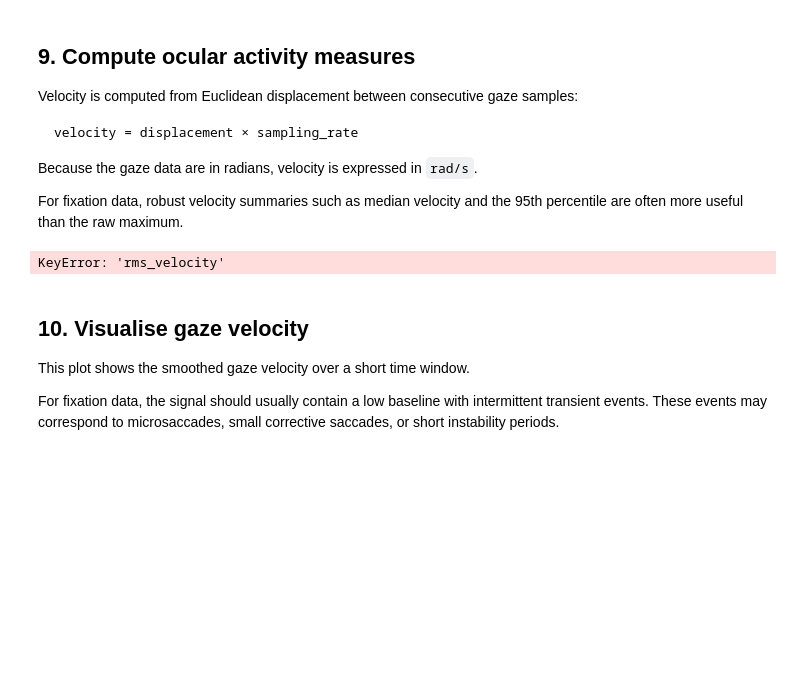
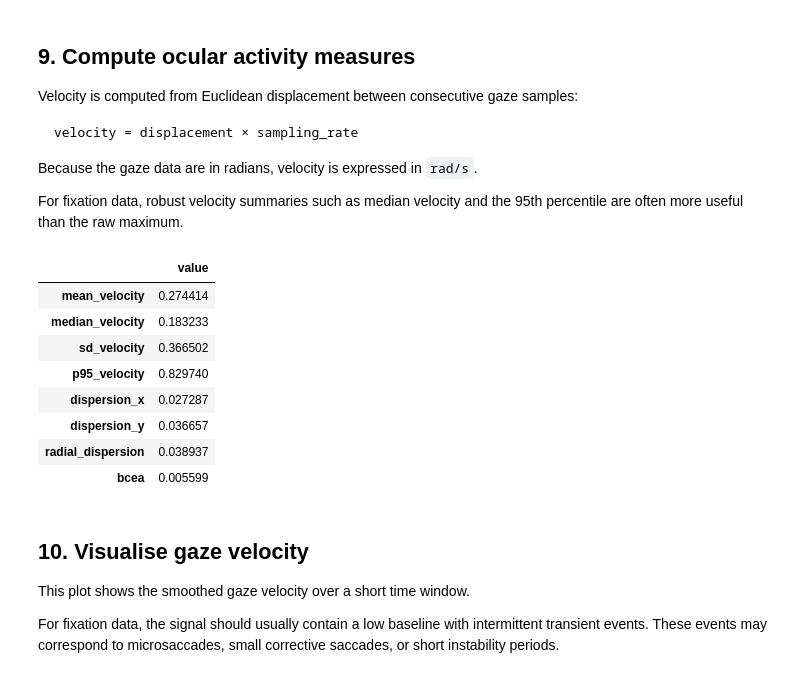
Before and after one commit to nathanweisz/sbgMEG_eyetools, a Jupyter notebook: examples/example_eye_descriptives.ipynb, the cells around one changed output. Drawn from its saved outputs; the diff is of its cells as text; code cells hidden in the pictures; blank space fills up the shorter version.

```diff
--- a/examples/example_eye_descriptives.ipynb
+++ b/examples/example_eye_descriptives.ipynb
@@ -293,30 +293,37 @@ For fixation data, robust velocity summaries such as median velocity and the 95t
 # %%
 fs = int(round(gazedata["fs"]))
 
 gaze_results = ocular_activity_measures(
     raweyes[0, :],
     raweyes[1, :],
     sampling_rate=fs,
     savgol_window=51,
 )
 
 summary_keys = [
-    "velocity",
     "mean_velocity",
     "median_velocity",
     "sd_velocity",
     "p95_velocity",
     "dispersion_x",
     "dispersion_y",
     "radial_dispersion",
     "bcea",
 ]
 
 pd.DataFrame([{key: gaze_results[key] for key in summary_keys}]).T.rename(
     columns={0: "value"}
 )
 # %% [output]
-KeyError: 'rms_velocity'
+|  | value |
+| mean_velocity | 0.274414 |
+| median_velocity | 0.183233 |
+| sd_velocity | 0.366502 |
+| p95_velocity | 0.829740 |
+| dispersion_x | 0.027287 |
+| dispersion_y | 0.036657 |
+| radial_dispersion | 0.038937 |
+| bcea | 0.005599 |
 # %% [markdown]
 ## 10. Visualise gaze velocity
 
```
Also changed, not shown: parts of 7 cells of this notebook.
